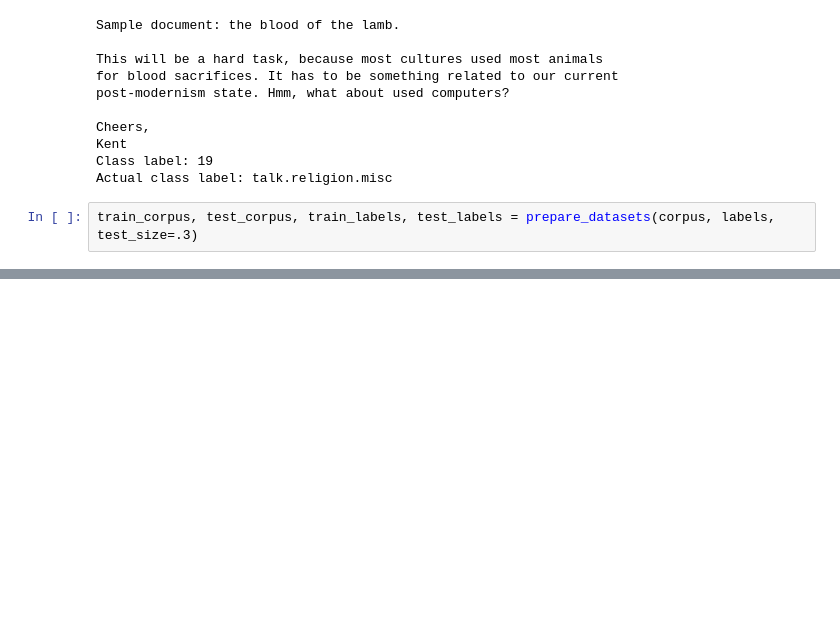
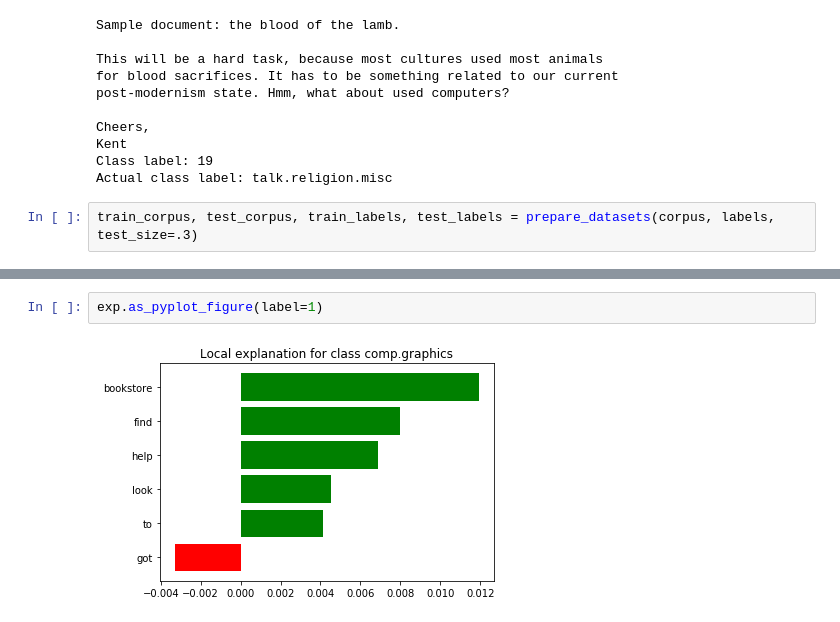
Before and after one commit to abevieiramota/text-analytics-with-python, a Jupyter notebook: Chapter-4/Chapter 4.ipynb, the cells around one changed output, grey strips where cells are left out. Drawn from its saved outputs; the diff is of its cells as text; blank space fills up the shorter version.

```diff
--- a/Chapter-4/Chapter 4.ipynb
+++ b/Chapter-4/Chapter 4.ipynb
@@ -401,0 +722,4 @@ train_corpus, test_corpus, train_labels, test_labels = prepare_datasets(corpus,
+# %%
+exp.as_pyplot_figure(label=1)
+# %% [output]
+[figure, added]
```
Also changed, not shown: parts of 29 cells of this notebook, 2 other files.
